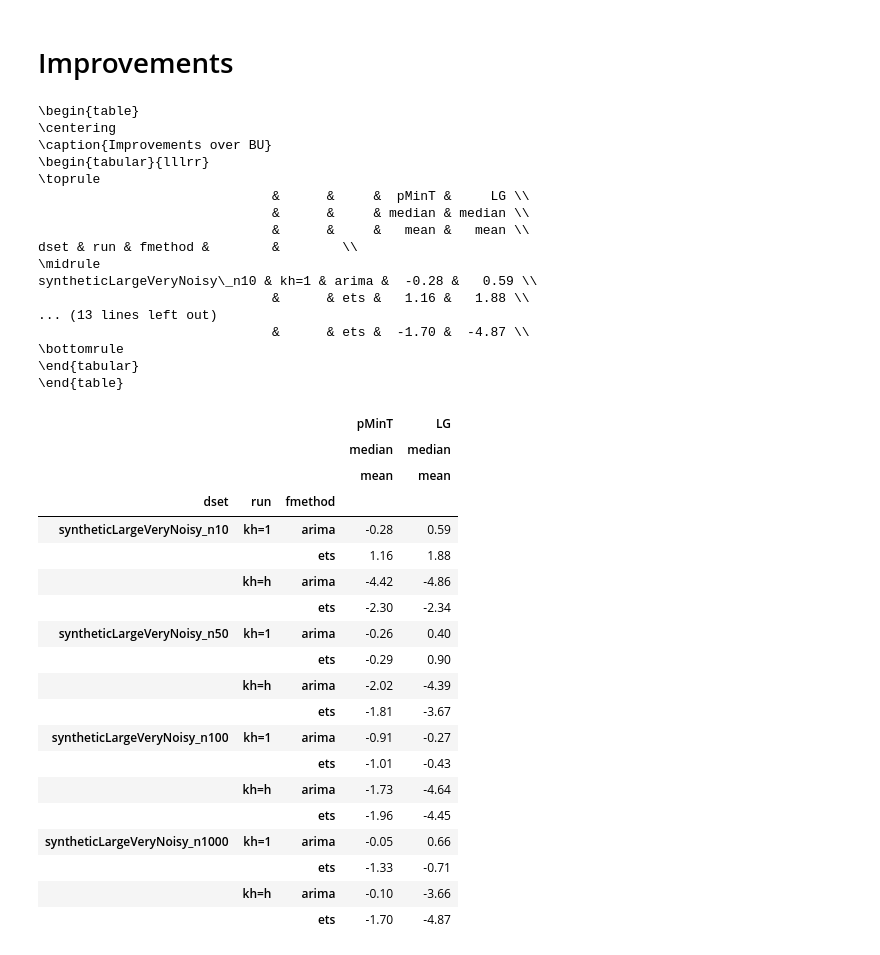
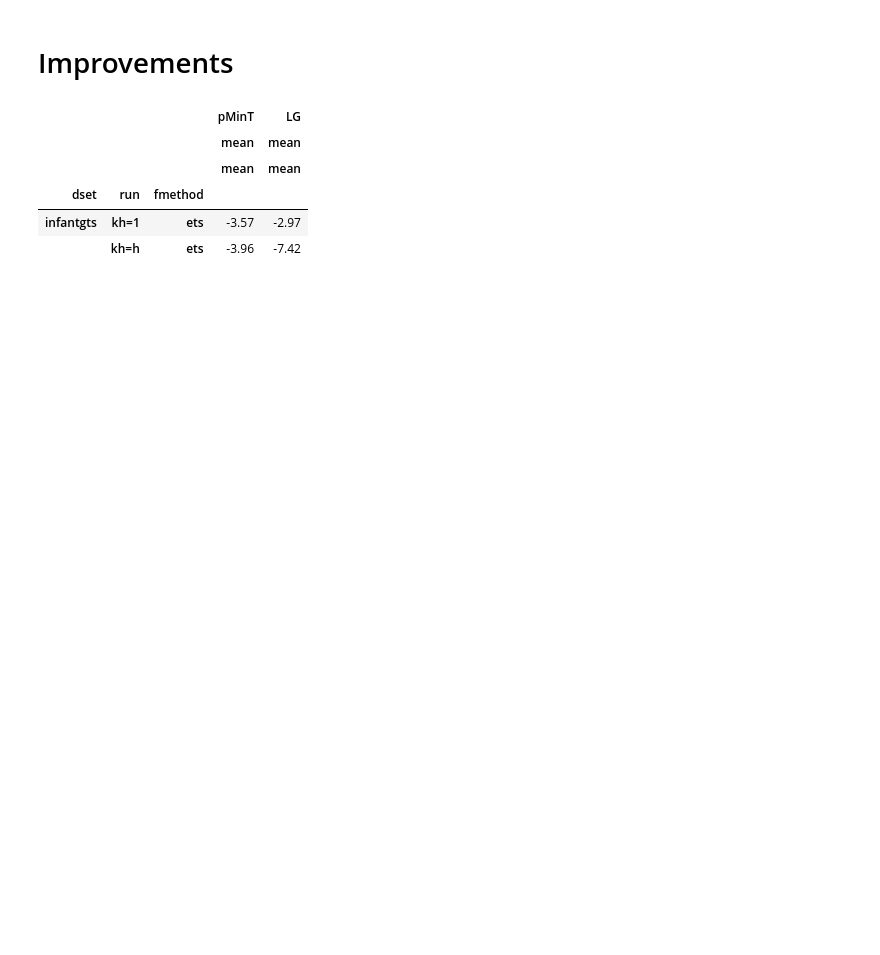
Before and after one commit to iamthejao/BayesianReconciliation, a Jupyter notebook: result_analysis.ipynb, the cells around one changed output. Saved outputs shown, nothing was run; the diff lists cells and outputs as text; code cells hidden in the pictures; blank space fills up the shorter version.

```diff
--- a/result_analysis.ipynb
+++ b/result_analysis.ipynb
@@ -60,6 +30,6 @@ def replaceInColName(dset, substring, replacement):
 # %%
-locations = ["new run/kh=h", "new run/kh=1"] # folder containing .csv files
-dsets = ["tourism", "infantgts"] # Dset name on .csv file name to look for
+locations = ["results"] # folder containing .csv files
+dsets = ["infantgts"] # Dset name on .csv file name to look for, #['tourism', 'infantgts']
 # %%
 total = pd.DataFrame()
 for location in locations:
@@ -229,14 +104,12 @@ tourism & arima &   1.02 &   0.99 &   0.96 \\
 # %% [markdown]
 ## Energy Scores
 # %%
-pd.set_option('precision', 2)
-dset = 'syntheticLargeVeryNoisy_'
-order = ['{0}n10'.format(dset),'{0}n50'.format(dset),'{0}n100'.format(dset),'{0}n1000'.format(dset)]
+dset = 'infantgts'
 m = 'arima|ets'
 firstAgg = 'mean'
 tbl = all_.groupby(['dset', grouper_kh,'h','fmethod']).agg([firstAgg]).sort_values([grouper_kh, 'dset', 'fmethod']).filter(regex=dset,axis=0)
 tbl = tbl.filter(regex=m,axis=0)
-renamed = [(map_[c[0]],c[1]) for c in tbl.columns]#[map_[c] for c in tbl.columns] # #
+renamed = [(map_[c[0]],c[1]) for c in tbl.columns]
 tbl.columns = pd.MultiIndex.from_tuples(renamed)
 tbl = tbl.drop(columns=("Base", firstAgg))
 tbl = tbl.groupby(['dset', 'run', 'fmethod']).agg(['mean'])
@@ -250,7 +123,6 @@ if "synthetic" in dset:
     reorder = [i[1] for i in sorted(reorder, key=lambda tpls: tpls[0])]
     tbl = tbl.reindex(reorder)
 
-tbl = tbl.reindex(reorder)
-print(tbl.to_latex(caption="Mean ES Distribution averaged over H's"))
+#print(tbl.to_latex(caption="Mean ES Distribution averaged over H's"))
 tbl
 # %% [output]
@@ -319,80 +150,35 @@ cols = [c.format(variable) for c in cols]
 # %%
 pd.options.display.float_format = '{:,.2f}'.format
-dset = 'syntheticLargeVeryNoisy'
+dset = 'infantgts'
 m = 'ets|arima'
 
-firstAgg = 'median'
+firstAgg = 'mean'
 tbl = improvement.copy()
 tbl = tbl.drop('{0}_Base'.format(variable),axis=1)
 tbl = tbl.drop('{0}_BottomUp'.format(variable),axis=1)
 
 tbl = tbl.groupby(['dset', grouper_kh,'h', 'fmethod']).agg([firstAgg]).sort_values([grouper_kh, 'dset','h', 'fmethod']).filter(regex=dset,axis=0)
 tbl = tbl.filter(regex=m,axis=0)
 agg = tbl.groupby(['dset', grouper_kh, 'fmethod']).agg(['mean']).sort_values(['dset', 'fmethod', 'run'])
 renamed = [(map_[c[0]],c[1], c[2]) for c in agg.columns]#[map_[c] for c in tbl.columns] # #
 agg.columns = pd.MultiIndex.from_tuples(renamed)
 agg = agg.sort_values(['dset', 'run', 'fmethod'])
 
 if "synthetic" in dset:
     reorder = []
     for index in agg.index:
         n = int(index[0].split("_")[-1].replace("n",""))
         new = [n, index]
         reorder.append(new)
     reorder = [i[1] for i in sorted(reorder, key=lambda tpls: tpls[0])]
     agg = agg.reindex(reorder)
 
-print(agg.to_latex(caption='Improvements over BU'))
+#print(agg.to_latex(caption='Improvements over BU'))
 agg
-
-
-
-
-#tbl1 = tbl.filter(regex="kh=1",axis=0).copy()
-#tbl1.loc[(dset, "avg mean improv. h = 1 to 4", "kh=1")] = tbl1.mean()
-#tbl2 = tbl.filter(regex="kh=h",axis=0).copy()
-#tbl2.loc[(dset, "avg mean improv. h = 1 to 4", "kh=h")] = tbl2.mean()
-#tbl.loc[(dset, "avg", "", "")] = tbl.mean()
-#tbl = tbl.reset_index(level=0, drop=True)
-#print(tbl.to_latex(float_format="{:0.1f}%".format, caption="{0} - {1}".format(dset, variable)))
-#tbl = tbl1.append(tbl2)
-#styled = tbl.style.apply(lambda s: ['background-color: grey' if (i == (dset, "avg mean improv. h = 1 to 4", "kh=1")) or (i == (dset, "avg mean improv. h = 1 to 4", "kh=h")) else '' for i in s.index])
-#styled.set_properties(**{'text-aligxn': 'center','border-color':'grey','border-width':'thin','border-style':'solid'})
 # %% [output]
-\begin{table}
-\centering
-\caption{Improvements over BU}
-\begin{tabular}{lllrr}
-\toprule
-                              &      &     &  pMinT &     LG \\
-                              &      &     & median & median \\
-                              &      &     &   mean &   mean \\
-dset & run & fmethod &        &        \\
-\midrule
-syntheticLargeVeryNoisy\_n10 & kh=1 & arima &  -0.28 &   0.59 \\
-                              &      & ets &   1.16 &   1.88 \\
-... (13 lines left out)
-                              &      & ets &  -1.70 &  -4.87 \\
-\bottomrule
-\end{tabular}
-\end{table}
 |  |  |  | pMinT | LG |
-|  |  |  | median | median |
+|  |  |  | mean | mean |
 |  |  |  | mean | mean |
 | dset | run | fmethod |  |  |
-| syntheticLargeVeryNoisy_n10 | kh=1 | arima | -0.28 | 0.59 |
-|  |  | ets | 1.16 | 1.88 |
-|  | kh=h | arima | -4.42 | -4.86 |
-|  |  | ets | -2.30 | -2.34 |
-| syntheticLargeVeryNoisy_n50 | kh=1 | arima | -0.26 | 0.40 |
-|  |  | ets | -0.29 | 0.90 |
-|  | kh=h | arima | -2.02 | -4.39 |
-|  |  | ets | -1.81 | -3.67 |
-| syntheticLargeVeryNoisy_n100 | kh=1 | arima | -0.91 | -0.27 |
-|  |  | ets | -1.01 | -0.43 |
-|  | kh=h | arima | -1.73 | -4.64 |
-|  |  | ets | -1.96 | -4.45 |
-| syntheticLargeVeryNoisy_n1000 | kh=1 | arima | -0.05 | 0.66 |
-|  |  | ets | -1.33 | -0.71 |
-|  | kh=h | arima | -0.10 | -3.66 |
-|  |  | ets | -1.70 | -4.87 |
+| infantgts | kh=1 | ets | -3.57 | -2.97 |
+|  | kh=h | ets | -3.96 | -7.42 |
```
Also changed, not shown: parts of 30 cells of this notebook, 5 other files.
